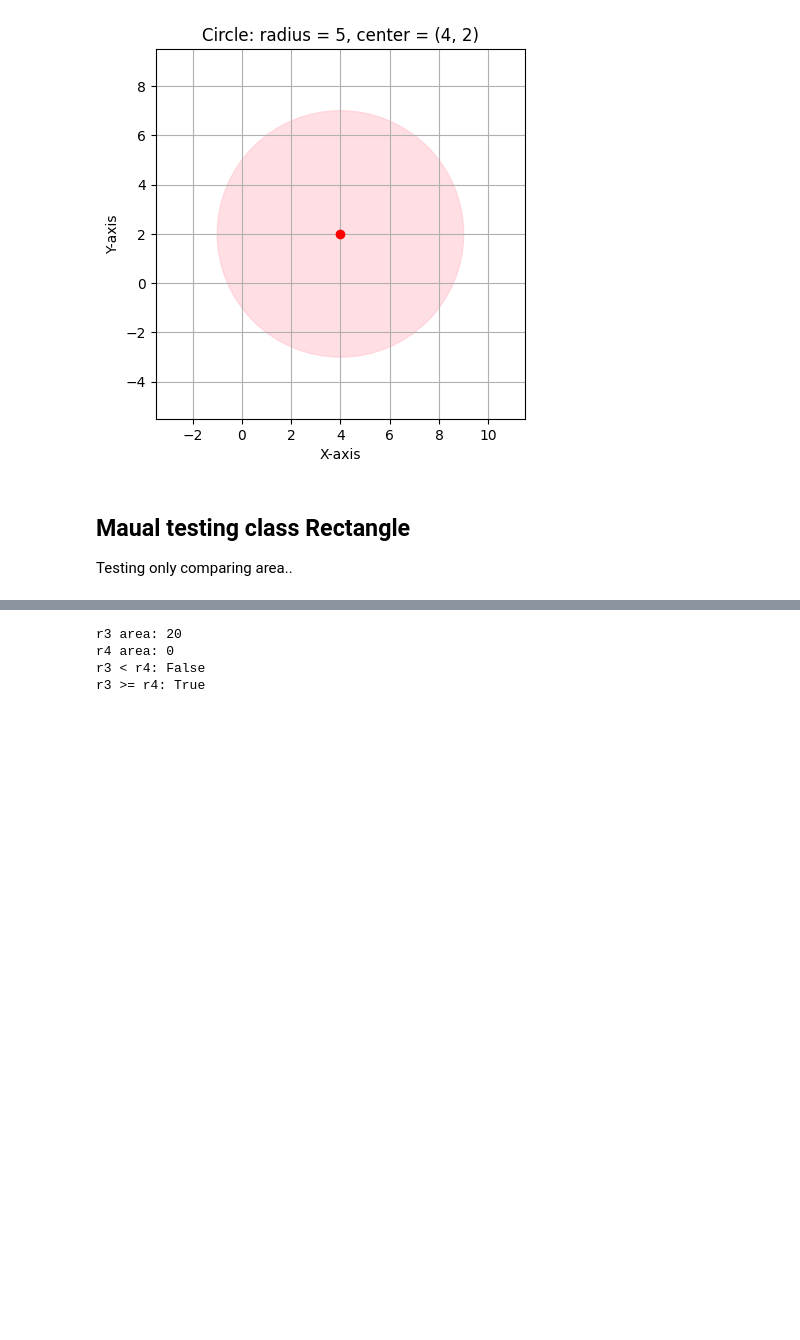
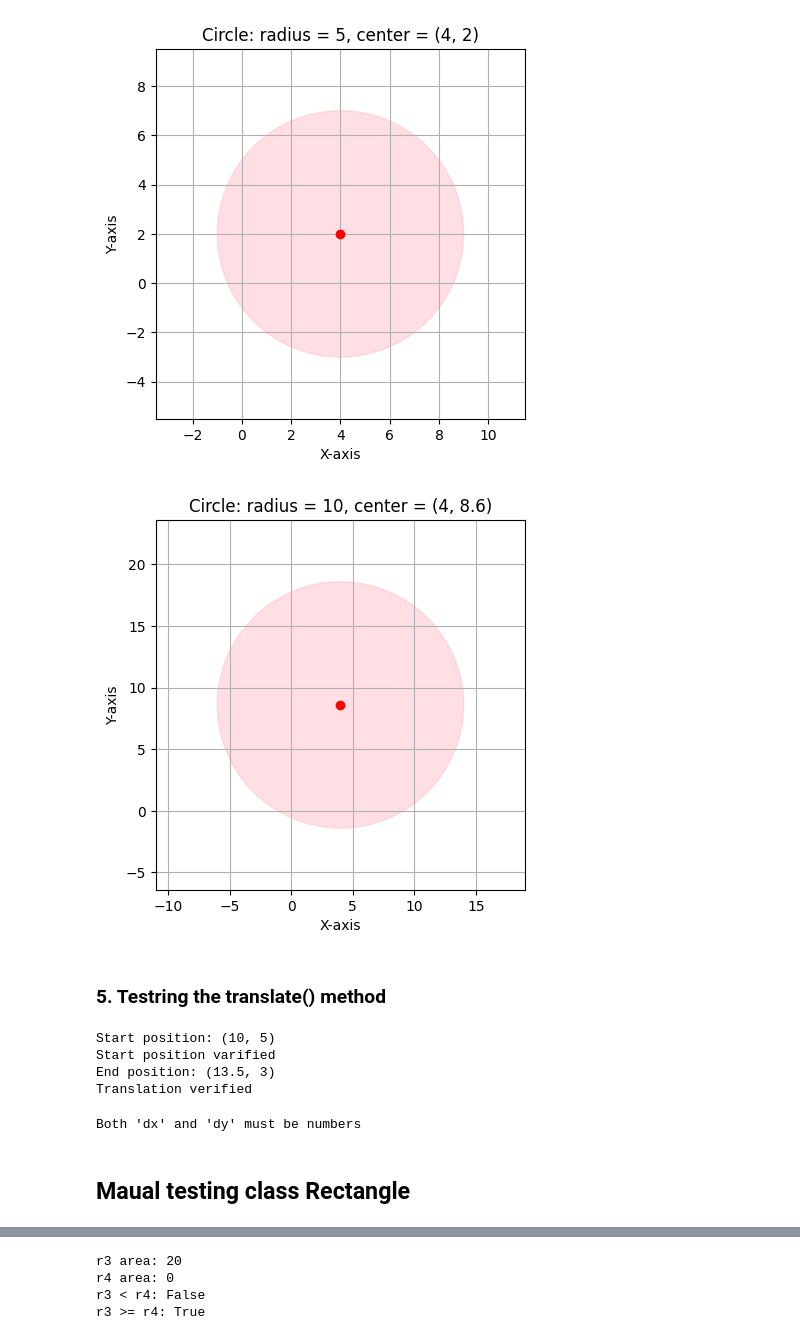
Before and after one commit to LisaYllander92/LAB_2_Lisa_Yllander_DE25, a Jupyter notebook: manual_testing.ipynb, the cells around one changed output, grey strips where cells are left out. Drawn from its saved outputs; the diff is of its cells as text; code cells hidden in the pictures; blank space fills up the shorter version.

Commit message:
Manual testing

```diff
--- a/manual_testing.ipynb
+++ b/manual_testing.ipynb
@@ -50,6 +126,45 @@ c5 = Circle(5, 4, 2)
 c5.draw()
 # %% [output]
 [figure]
+# %%
+c6 = Circle(radius=10, x=4, y=8.6)
+c6.draw()
+# %% [output]
+[figure, added]
+# %% [markdown]
+### 5. Testring the translate() method
+# %%
+c7 = Circle(x=10, y= 5, radius=3)
+# Starting position
+print(f"Start position: ({c7.x}, {c7.y})")
+assert c7.x == 10
+assert c7.y == 5
+print("Start position varified")
+
+# Varify translation
+dx = 3.5
+dy = -2
+
+# Call translate()-method
+c7.translate(dx, dy)
+
+# Varify end position (with assert)
+print(f"End position: ({c7.x}, {c7.y})")
+assert c7.x == 13.5
+assert c7.y == 3
+print(f"Translation verified")
+# %% [output]
+Start position: (10, 5)
+Start position varified
+End position: (13.5, 3)
+Translation verified
+# %%
+# testing error handling
+try:
+    c6.translate("fem", 1)
+except TypeError as err:
+    print(err)
+# %% [output]
+Both 'dx' and 'dy' must be numbers
 # %% [markdown]
 ## Maual testing class Rectangle
-Testing only comparing area..
```
Also changed, not shown: parts of 25 cells of this notebook, 1 other file.
